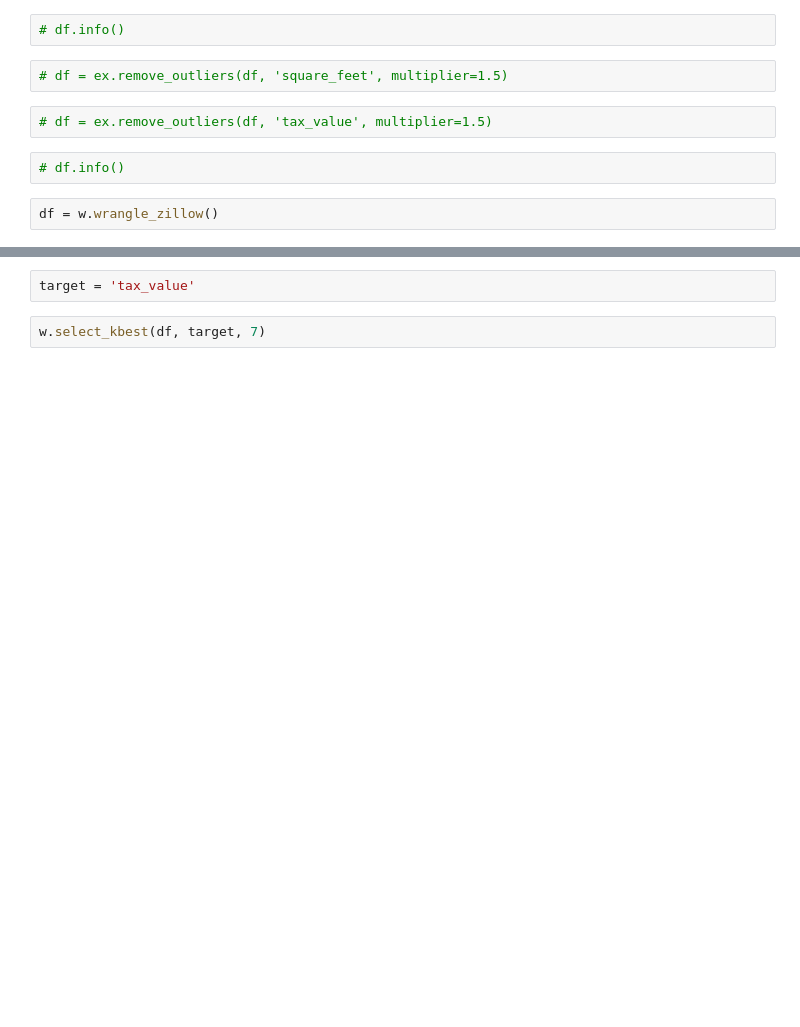
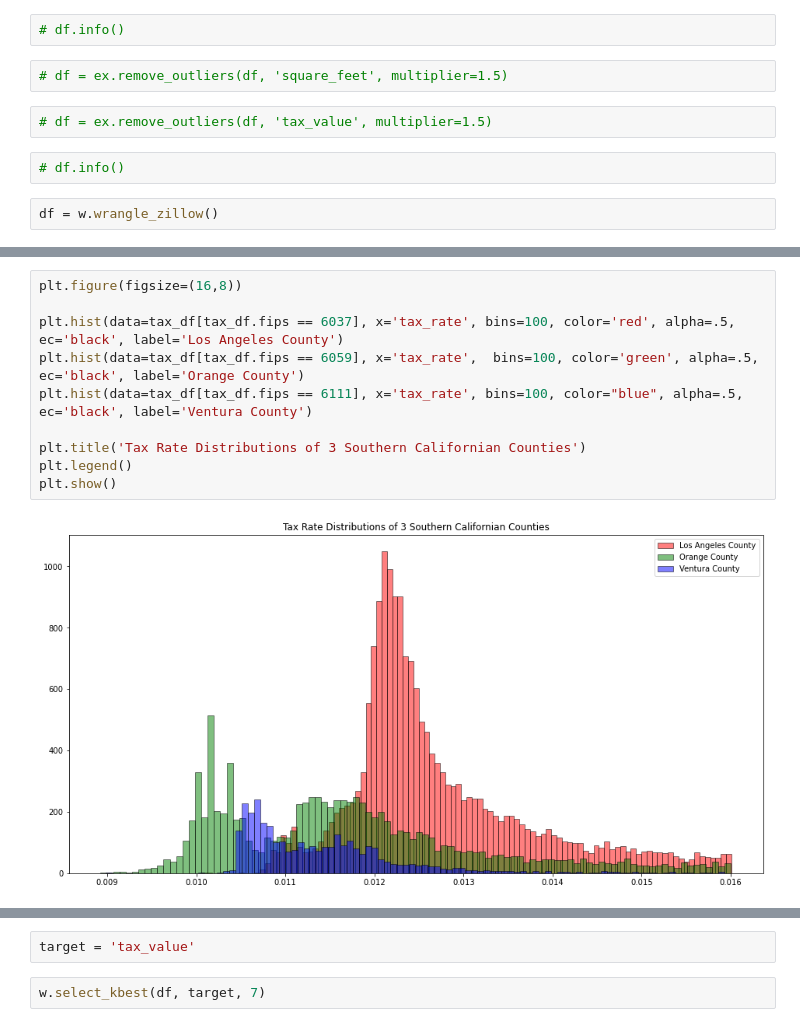
Before and after one commit to mdalton87/regression-exercises, a Jupyter notebook: regression_project/test_zillow.ipynb, the cells around one changed output, grey strips where cells are left out. Cells and saved outputs as stored; diff of their text form; blank space fills up the shorter version.

```diff
--- a/regression_project/test_zillow.ipynb
+++ b/regression_project/test_zillow.ipynb
@@ -94,0 +169,12 @@ df.info()
+# %%
+plt.figure(figsize=(16,8))
+
+plt.hist(data=tax_df[tax_df.fips == 6037], x='tax_rate', bins=100, color='red', alpha=.5, ec='black', label='Los Angeles County')
+plt.hist(data=tax_df[tax_df.fips == 6059], x='tax_rate',  bins=100, color='green', alpha=.5, ec='black', label='Orange County')
+plt.hist(data=tax_df[tax_df.fips == 6111], x='tax_rate', bins=100, color="blue", alpha=.5, ec='black', label='Ventura County')
+
+plt.title('Tax Rate Distributions of 3 Southern Californian Counties')
+plt.legend()
+plt.show()
+# %% [output]
+[figure, added]
```
Also changed, not shown: parts of 53 cells of this notebook, 3 other files.
